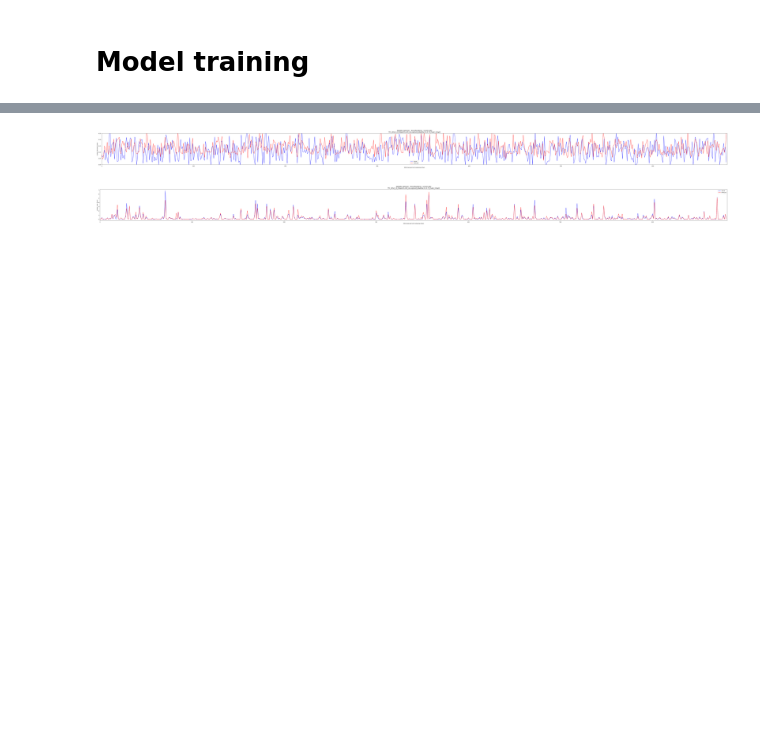
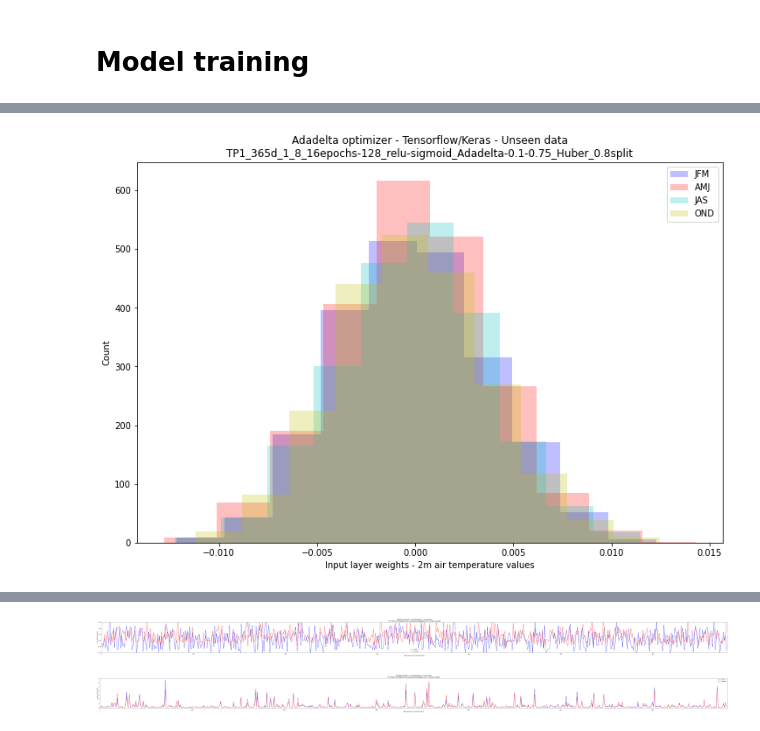
Before and after one commit to j34ni/Vegetation_in_Troms_and_Finnmark, a Jupyter notebook: train_mooc_tp1n.ipynb, the cells around one changed output, grey strips where cells are left out. Drawn from its saved outputs; the diff is of its cells as text; code cells hidden in the pictures; blank space fills up the shorter version.

```diff
--- a/train_mooc_tp1n.ipynb
+++ b/train_mooc_tp1n.ipynb
@@ -105,0 +102,2 @@ Ni_train.max()
+# %%
+train_loss_weights = (Ni_train + No_train) / 2.
@@ -247,0 +268,19 @@ Validation  Mean Squared Error: 0.5430598855018616
+# %%
+# Model weights
+weights = model.layers[0].get_weights()[0]
+# %%
+fig = plt.figure(figsize = (12, 8))
+ax = fig.add_subplot(111)
+
+color = ['b', 'r', 'c', 'y']
+for s in range(1, 5, 1):
+    plt.hist(weights[1 + (s-1) * 91 * 24 : 1 + s * 91 * 24, :].mean(axis = 1).flatten(), alpha = 0.25, bins = 10, color = color[s-1])
+plt.xlabel('Input layer weights - 2m air temperature values')
+ax.set_ylabel('Count')
+plt.title('Adadelta optimizer - Tensorflow/Keras - Unseen data\n' + expname)
+#plt.xlim(-0.015, 0.015)
+ax.legend(['JFM', 'AMJ', 'JAS', 'OND'])
+plt.axis(True)
+plt.show()
+# %% [output]
+[figure, added]
```
Also changed, not shown: parts of 19 cells of this notebook.
